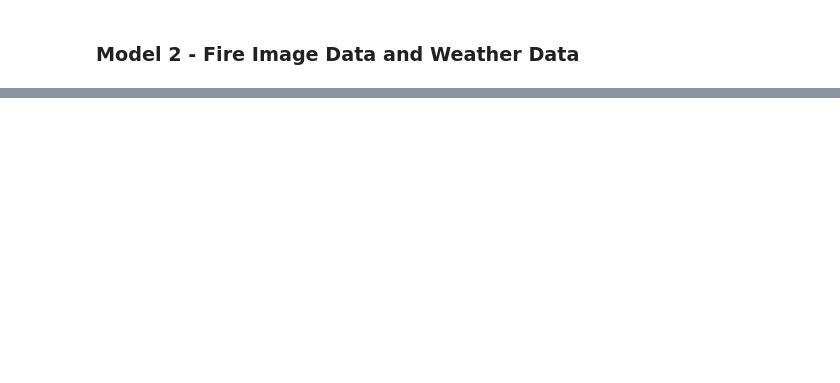
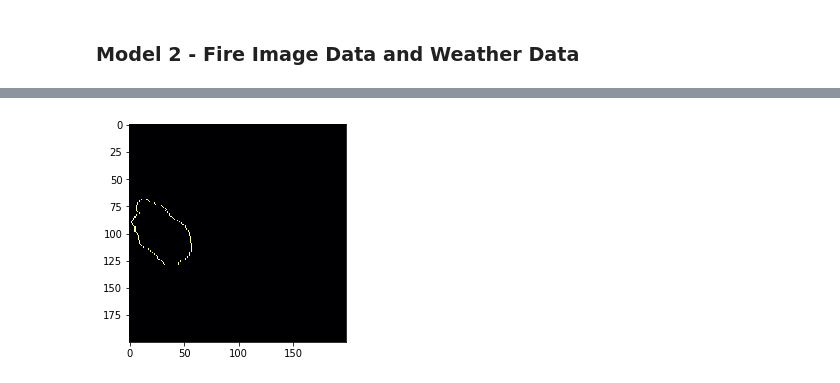
Before and after one commit to lchutny/wildfireplus, a Jupyter notebook: CNN_v3.ipynb, the cells around one changed output, grey strips where cells are left out. Saved outputs shown, nothing was run; the diff lists cells and outputs as text; code cells hidden in the pictures; blank space fills up the shorter version.

```diff
--- a/CNN_v3.ipynb
+++ b/CNN_v3.ipynb
@@ -612,0 +789,8 @@ array([0, 1, 0, 1, 0, 0, 0, 1, 0, 1])
+# %%
+k = np.rint(d)
+k = np.diff(k)
+k = np.abs(k)
+plt.imshow(k, cmap='inferno', interpolation='nearest')
+plt.show()
+# %% [output]
+[figure, added]
```
Also changed, not shown: parts of 23 cells of this notebook.
